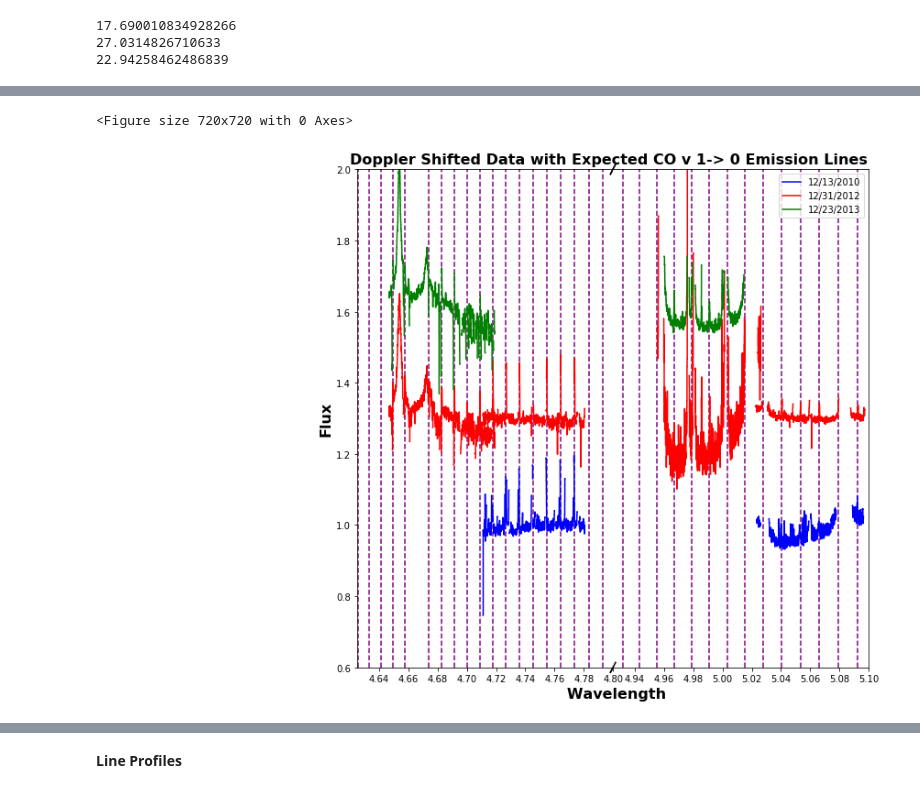
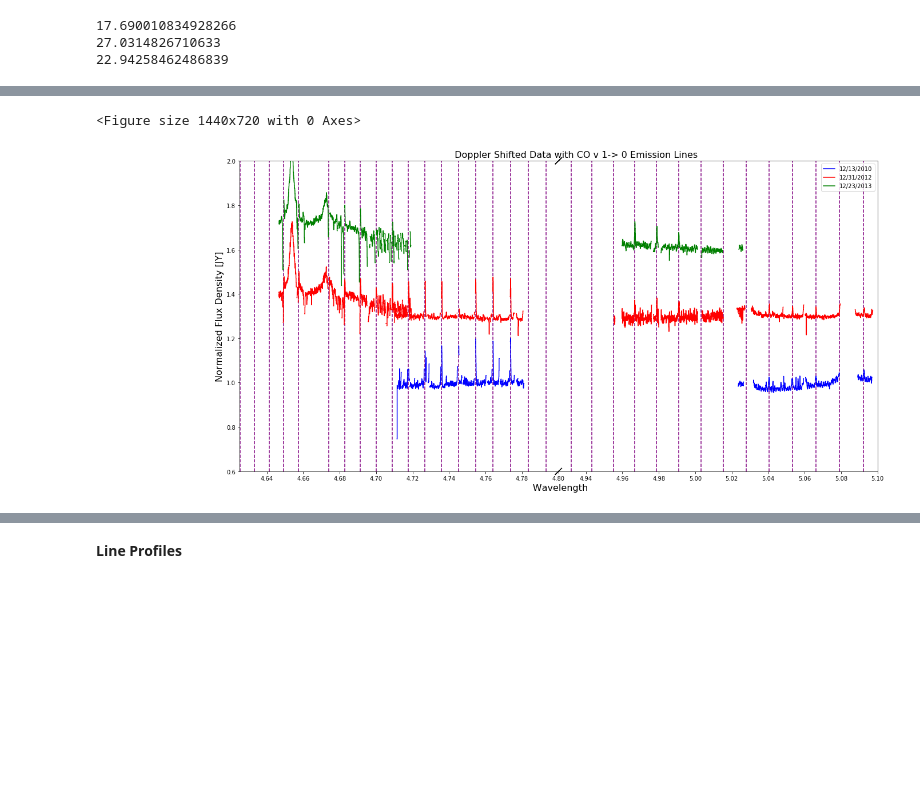
Before and after one commit to hanmars1822/summer_research, a Jupyter notebook: abaur_corrected_plots.ipynb, the cells around one changed output, grey strips where cells are left out. Saved outputs shown, nothing was run; the diff lists cells and outputs as text; code cells hidden in the pictures; blank space fills up the shorter version.

Commit message:
finalizing plots- better line profiles

```diff
--- a/abaur_corrected_plots.ipynb
+++ b/abaur_corrected_plots.ipynb
@@ -94,5 +94,7 @@ df1223.loc[df1223['wave']> 0, 'wave'] = (df1223['wave']*(1-myv1223/c))
 17.690010834928266
 27.0314826710633
 22.94258462486839
+# %%
+df1213.loc[df1213['wave']> 0, 'wave'] = (df1213['wave']+0.00035)
 # %%
 #Full Spectrum Over View Plot
@@ -154,17 +157,18 @@ Adding an axes using the same arguments as a previous axes currently reuses the
 out_all=extract_hitran_data('CO',4.6,5.2)  #astropy table
 lineflux_data=extract_vup(out_all,1)
 HitCO = lineflux_data['wave']
+#print(HitCO)
 
-plt.figure(figsize(10,10))
+plt.figure(figsize(20,10))
 axa = fig.add_subplot(211)
 axb = fig.add_subplot(211)
 
 f, (axa, axb) = plt.subplots(1, 2,sharex=False, sharey=True)
 plt.subplots_adjust(wspace=0) #set to zero, if you want to join the two plots
 
-axa.set_title('                                                Doppler Shifted Data with Expected CO v 1-> 0 Emission Lines', fontsize=16, fontweight='bold')
-axa.set_xlabel('                                                   Wavelength', fontsize=16, fontweight='bold')
-axa.set_ylabel('Flux', fontsize=16, fontweight='bold')
+axa.set_title('                                                                                                                         Doppler Shifted Data with CO v 1-> 0 Emission Lines', fontsize=16)
+axa.set_xlabel('                                                                                                              Wavelength', fontsize=16)
+axa.set_ylabel('Normalized Flux Density [JY]', fontsize=16)
 
 axa.plot(df1213['wave'],df1213['div'],linestyle='steps-mid', color = 'blue')
 axb.plot(df1213['wave'],df1213['div'],linestyle='steps-mid', color = 'blue', label = '12/13/2010')
@@ -176,32 +180,33 @@ axb.plot(df1223['wave'],df1223['div']+0.6,linestyle='steps-mid', color = 'green'
 ymin = 0.6
 ymax = 2
 plt.ylim(ymin,ymax)
 axa.set_xlim(4.625, 4.8)
 axb.set_xlim(4.925, 5.1)
 
 axa.spines['right'].set_visible(False)
 axb.spines['left'].set_visible(False)
 axb.tick_params(
     axis='y',          # changes apply to the x-axis
     which='both',      # both major and minor ticks are affected
     left=False,      # ticks along the bottom edge are off
     right=False,         # ticks along the top edge are off
     labelleft=False) # labels along the bottom edge are off
 
 d=0.010
 kwargs = dict(transform=axa.transAxes, color='k', clip_on=False)
 axa.plot((1 - d, 1 + d), (-d, +d), **kwargs)  # top-right diagonal
 axa.plot((1 - d, 1 + d), (1 - d, 1 + d), **kwargs)
 kwargs.update(transform=axb.transAxes)  # switch to the bottom axes
 axb.plot((-d, +d), (-d, +d), **kwargs)  # bottom-left diagonal
 axb.plot((-d, +d), (1 - d, 1 + d), **kwargs)
 
 for xc in HitCO:
     axa.vlines(x=xc, ymin=ymin, ymax=ymax, color='purple', linestyle='--')
     axb.vlines(x=xc, ymin=ymin, ymax=ymax, color='purple', linestyle='--')
+    #print(xc)
 axb.legend()
 
 plt.show()
 # %% [output]
-<Figure size 720x720 with 0 Axes>
+<Figure size 1440x720 with 0 Axes>
-[figure, old version]
+[figure, new version]
```
Also changed, not shown: parts of 13 cells of this notebook, 2 other files.
